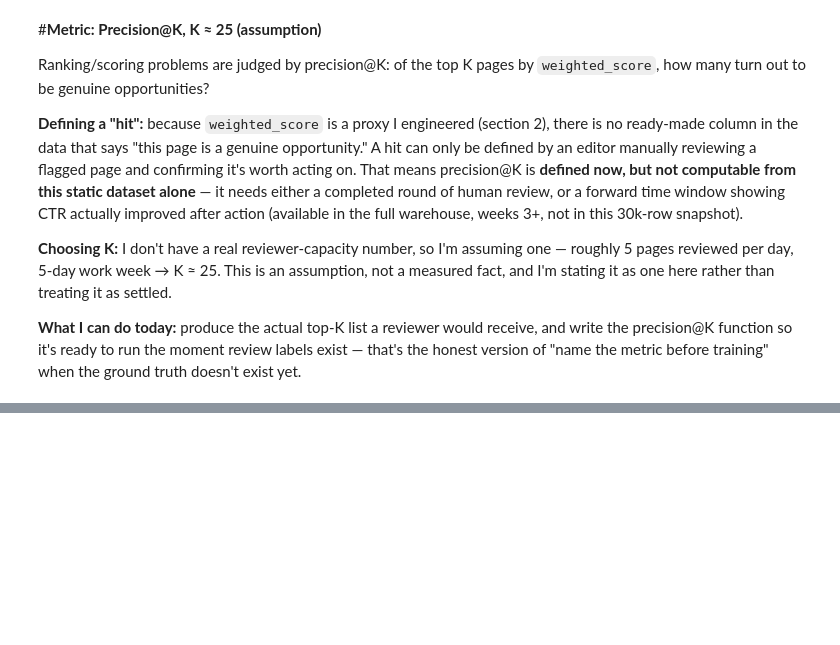
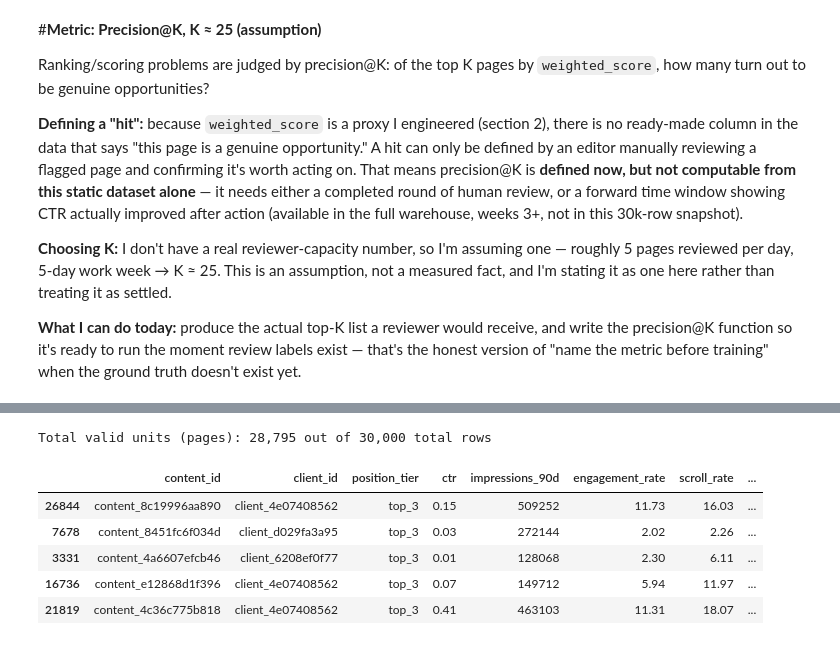
Before and after one commit to moath177/flyrank, a Jupyter notebook: work/notebooks/w02_ml_task_framing.ipynb, the cells around one changed output, grey strips where cells are left out. Drawn from its saved outputs; the diff is of its cells as text; code cells hidden in the pictures; blank space fills up the shorter version.

```diff
--- a/work/notebooks/w02_ml_task_framing.ipynb
+++ b/work/notebooks/w02_ml_task_framing.ipynb
@@ -213,0 +235,36 @@ print(top_k)
+# %%
+import numpy as np
+
+# 1. Filter: Enforce the unit of analysis (must have a valid position)
+valid_pages = df[df["avg_position"] > 0].copy()
+
+# 2. Select the core columns that represent our unit
+core_cols = [
+    "content_id",      # Unique identifier
+    "client_id",       # Essential for future holdout validation
+    "position_tier",   # The category for baseline expectations
+    "ctr",             # The primary observed metric
+    "impressions_90d", # Volume (used for weighting)
+    "engagement_rate", # Secondary feature
+    "scroll_rate",     # Secondary feature
+    "content_type",    # Context feature
+    "main_intent"      # Context feature
+]
+unit_df = valid_pages[core_cols].copy()
+
+# 3. Compute the proxy (Target) as sketched in Section 2
+unit_df["expected_ctr_tier"] = unit_df.groupby("position_tier")["ctr"].transform("mean")
+unit_df["opportunity_gap"] = unit_df["expected_ctr_tier"] - unit_df["ctr"]
+unit_df["weighted_score"] = unit_df["opportunity_gap"] * np.log1p(unit_df["impressions_90d"])
+
+# 4. Show a sample of the final unit dataframe
+print(f"Total valid units (pages): {len(unit_df):,} out of {len(df):,} total rows")
+unit_df.sort_values(by="weighted_score", ascending=False).head(5)
+# %% [output]
+Total valid units (pages): 28,795 out of 30,000 total rows
+|  | content_id | client_id | position_tier | ctr | impressions_90d | engagement_rate | scroll_rate | ... |
+| 26844 | content_8c19996aa890 | client_4e07408562 | top_3 | 0.15 | 509252 | 11.73 | 16.03 | ... |
+| 7678 | content_8451fc6f034d | client_d029fa3a95 | top_3 | 0.03 | 272144 | 2.02 | 2.26 | ... |
+| 3331 | content_4a6607efcb46 | client_6208ef0f77 | top_3 | 0.01 | 128068 | 2.30 | 6.11 | ... |
+| 16736 | content_e12868d1f396 | client_4e07408562 | top_3 | 0.07 | 149712 | 5.94 | 11.97 | ... |
+| 21819 | content_4c36c775b818 | client_4e07408562 | top_3 | 0.41 | 463103 | 11.31 | 18.07 | ... |
```
Also changed, not shown: parts of 11 cells of this notebook.
